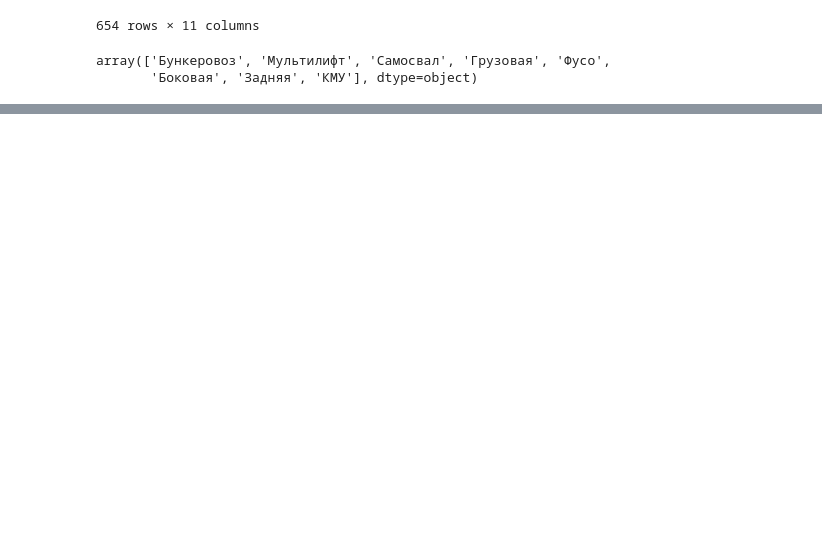
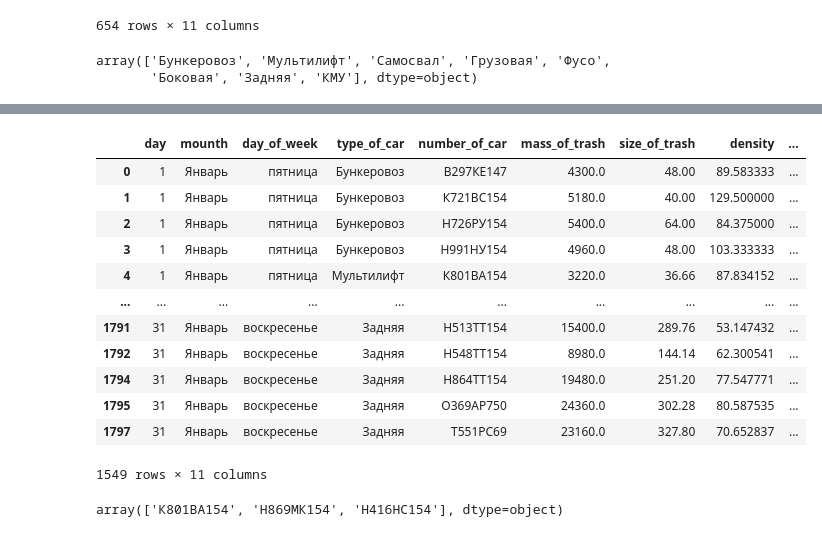
Before and after one commit to ssd2008/GMW, a Jupyter notebook: BMM.ipynb, the cells around one changed output, grey strips where cells are left out. Saved outputs shown, nothing was run; the diff lists cells and outputs as text; code cells hidden in the pictures; blank space fills up the shorter version.

```diff
--- a/BMM.ipynb
+++ b/BMM.ipynb
@@ -240,0 +248,16 @@ array(['Бункеровоз', 'Мультилифт', 'Самосвал', 'Гр
+# %%
+bd[bd['mounth'] == 'Январь']
+# %% [output]
+|  | day | mounth | day_of_week | type_of_car | number_of_car | mass_of_trash | size_of_trash | density | ... |
+| 0 | 1 | Январь | пятница | Бункеровоз | В297КЕ147 | 4300.0 | 48.00 | 89.583333 | ... |
+| 1 | 1 | Январь | пятница | Бункеровоз | К721ВС154 | 5180.0 | 40.00 | 129.500000 | ... |
+| 2 | 1 | Январь | пятница | Бункеровоз | Н726РУ154 | 5400.0 | 64.00 | 84.375000 | ... |
+| 3 | 1 | Январь | пятница | Бункеровоз | Н991НУ154 | 4960.0 | 48.00 | 103.333333 | ... |
+| 4 | 1 | Январь | пятница | Мультилифт | К801ВА154 | 3220.0 | 36.66 | 87.834152 | ... |
+| ... | ... | ... | ... | ... | ... | ... | ... | ... | ... |
+| 1791 | 31 | Январь | воскресенье | Задняя | Н513ТТ154 | 15400.0 | 289.76 | 53.147432 | ... |
+| 1792 | 31 | Январь | воскресенье | Задняя | Н548ТТ154 | 8980.0 | 144.14 | 62.300541 | ... |
+| 1794 | 31 | Январь | воскресенье | Задняя | Н864ТТ154 | 19480.0 | 251.20 | 77.547771 | ... |
+| 1795 | 31 | Январь | воскресенье | Задняя | О369АР750 | 24360.0 | 302.28 | 80.587535 | ... |
+| 1797 | 31 | Январь | воскресенье | Задняя | Т551РС69 | 23160.0 | 327.80 | 70.652837 | ... |
+1549 rows × 11 columns
@@ -240,0 +266,4 @@ array(['Бункеровоз', 'Мультилифт', 'Самосвал', 'Гр
+# %%
+bd[bd['type_of_car'] == 'Мультилифт']['number_of_car'].unique()
+# %% [output]
+array(['К801ВА154', 'Н869МК154', 'Н416НС154'], dtype=object)
```
Also changed, not shown: parts of 19 cells of this notebook.
